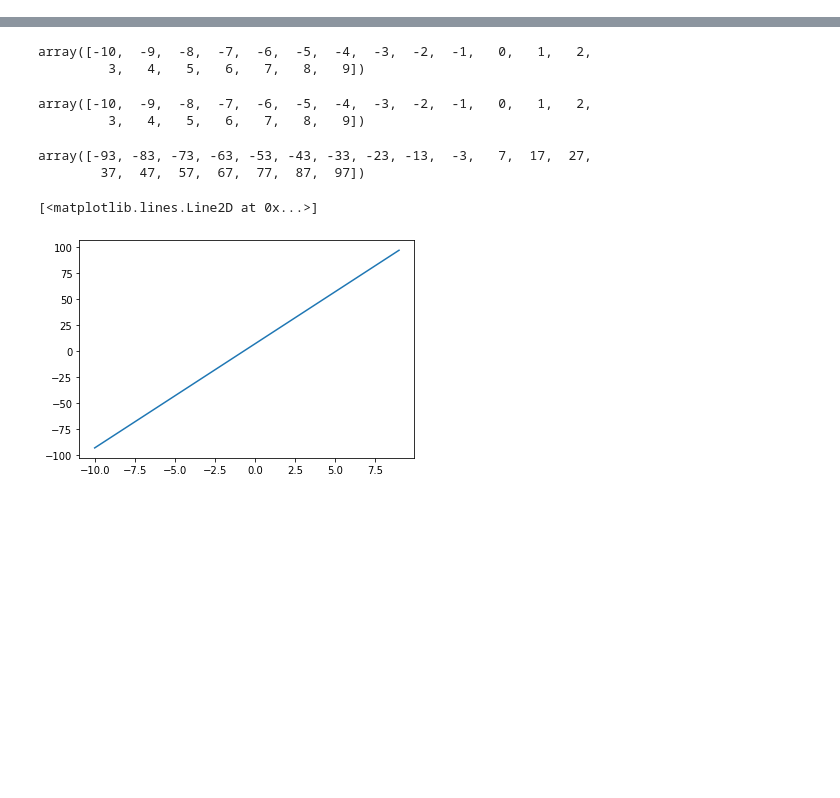
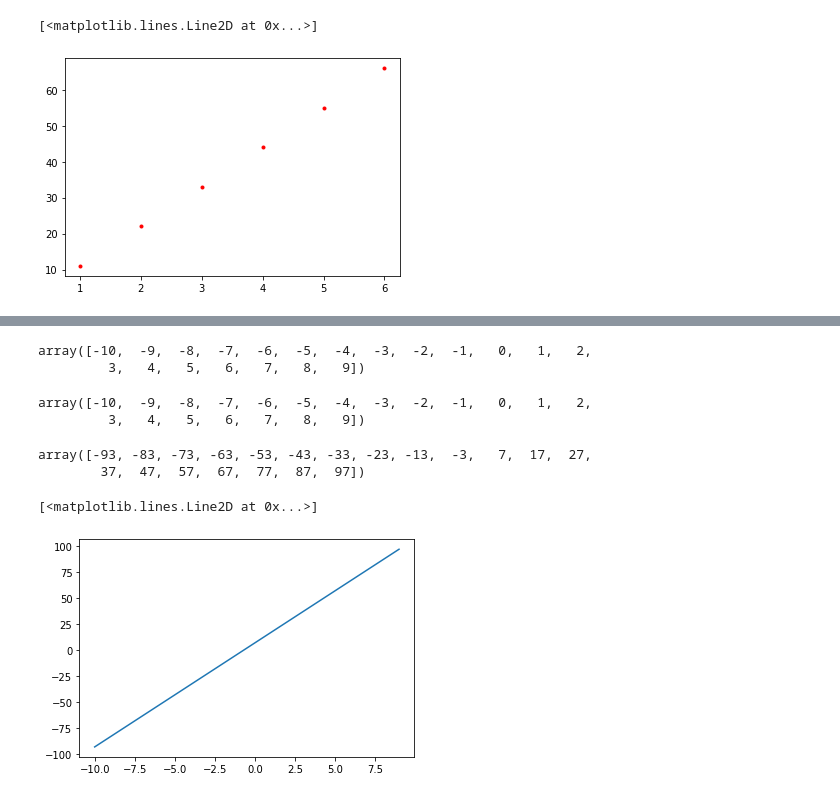
Before and after one commit to Andrewseltzer/Andrewseltzer, a Jupyter notebook: Andrew_Seltzer_Lab_1.ipynb, the cells around one changed output, grey strips where cells are left out. Drawn from its saved outputs; the diff is of its cells as text; code cells hidden in the pictures; blank space fills up the shorter version.

```diff
--- a/Andrew_Seltzer_Lab_1.ipynb
+++ b/Andrew_Seltzer_Lab_1.ipynb
@@ -2,0 +111,5 @@
+# %%
+plt.plot(x,y,'r.')
+# %% [output]
+[<matplotlib.lines.Line2D at 0x...>]
+[figure, added]
```
Also changed, not shown: parts of 47 cells of this notebook.
